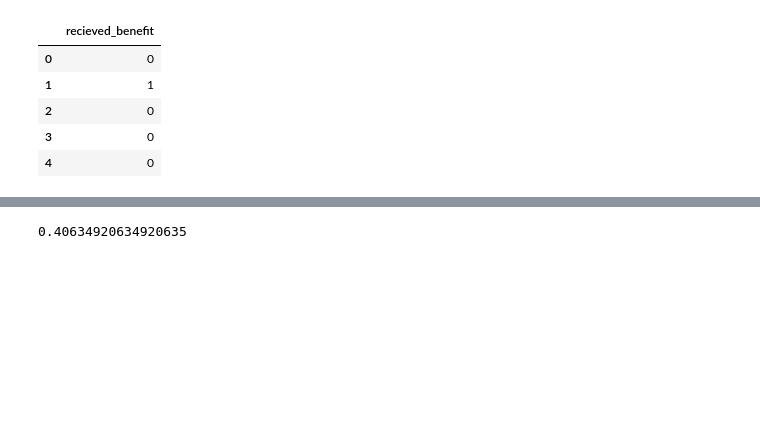
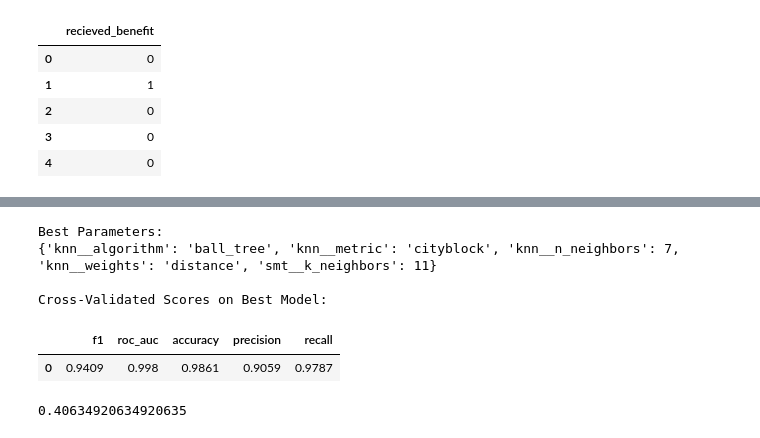
Before and after one commit to kellyshreeve/insurance, a Jupyter notebook: insurance_analysis.ipynb, the cells around one changed output, grey strips where cells are left out. Drawn from its saved outputs; the diff is of its cells as text; code cells hidden in the pictures; blank space fills up the shorter version.

```diff
--- a/insurance_analysis.ipynb
+++ b/insurance_analysis.ipynb
@@ -214,10 +244,7 @@ Age, family members, and insurance benefits are all highly right skewed variable
 Use K Nearest Neighbors to find customers similar to a given customer.
 # %%
 # Initiate Nearest Neighbors Class to find closest 5 customers
-knn_neighbors = NearestNeighbors(n_neighbors=5)
-
-# Fit model on full data set
-knn_neighbors.fit(insure)
+knn_neighbors = NearestNeighbors(n_neighbors=5).fit(insure)
 
 # Test model on my characteristics
 print(knn_neighbors.kneighbors([[0, 29, 60000, 1, 0, 0]]))
@@ -427,0 +352,19 @@ print(knn_class_gscv_smttn.best_score_.round(4))
+# %%
+# Pipeline to upsample with SMOTE, scale features, and tune KNN classifier
+upsample = SMOTE(random_state=123)
+
+pipe_smote = Pipeline([('smt', upsample), ('scale', preprocessor), ('knn', KNeighborsClassifier())])
+
+grid = {
+    'knn__n_neighbors': np.arange(1, 25),
+    'knn__weights':['uniform', 'distance'],
+    'knn__metric':['euclidean', 'cityblock', 'minkowski'],
+    'knn__algorithm':['ball_tree','kd_tree', 'brute'],
+    'smt__k_neighbors': np.arange(1, 21, 5)
+}
+
+scores = {'accuracy': 'accuracy', 'precision': 'precision',
+          'recall': 'recall', 'f1': 'f1', 'roc_auc': 'roc_auc'}
+
+knn_class_smt_gscv = GridSearchCV(pipe_smote, param_grid=grid, scoring=scores, cv=3, refit='f1')
+knn_class_smt_gscv.fit(features_train, target_train_class)
@@ -427,0 +390,10 @@ print(knn_class_gscv_smttn.best_score_.round(4))
+# %%
+# User-defined function to extract training results
+smote_knn_results = gscv_results(knn_class_smt_gscv, 'f1', 'roc_auc', 'accuracy', 'precision', 'recall')
+# %% [output]
+Best Parameters:
+{'knn__algorithm': 'ball_tree', 'knn__metric': 'cityblock', 'knn__n_neighbors': 7, 'knn__weights': 'distance', 'smt__k_neighbors': 11}
+
+Cross-Validated Scores on Best Model:
+|  | f1 | roc_auc | accuracy | precision | recall |
+| 0 | 0.9409 | 0.998 | 0.9861 | 0.9059 | 0.9787 |
```
Also changed, not shown: parts of 19 cells of this notebook.
